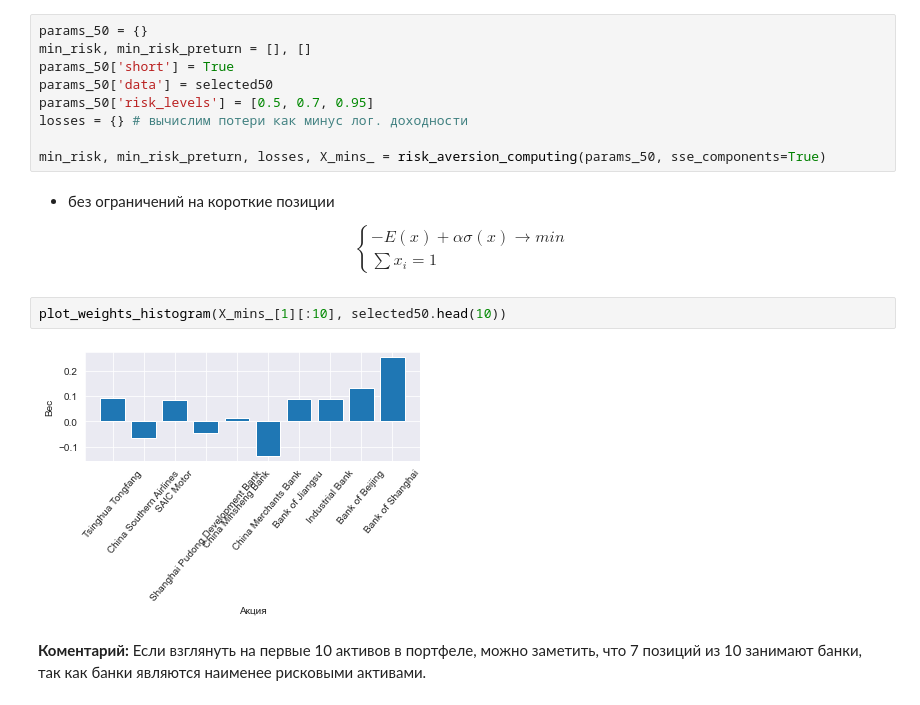
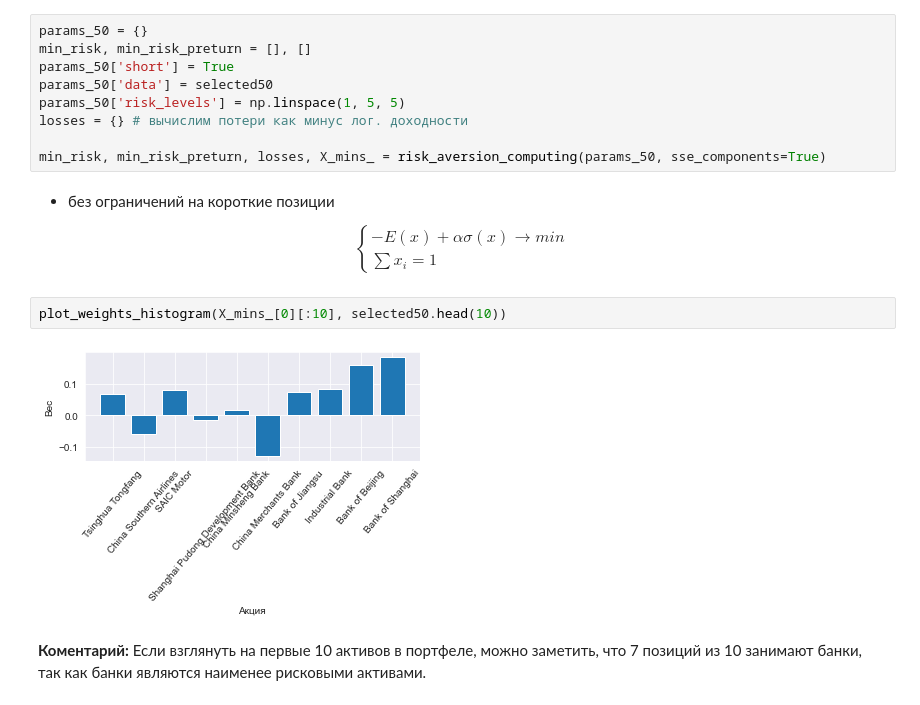
Before and after one commit to CodeSopranos/lab-2-financial-operations, a Jupyter notebook: report.ipynb, the cells around one changed output. Cells and saved outputs as stored; diff of their text form.

```diff
--- a/report.ipynb
+++ b/report.ipynb
@@ -695,7 +695,7 @@ params_50 = {}
 min_risk, min_risk_preturn = [], []
 params_50['short'] = True
 params_50['data'] = selected50
-params_50['risk_levels'] = [0.5, 0.7, 0.95]
+params_50['risk_levels'] = np.linspace(1, 5, 5)
 losses = {} # вычислим потери как минус лог. доходности
 
 min_risk, min_risk_preturn, losses, X_mins_ = risk_aversion_computing(params_50, sse_components=True)
@@ -704,9 +704,9 @@ min_risk, min_risk_preturn, losses, X_mins_ = risk_aversion_computing(params_50,
 
 $$ \begin{cases} -E(x) + \alpha\sigma(x) \rightarrow  min \\ \sum x_i = 1 \end{cases} $$
 # %%
-plot_weights_histogram(X_mins_[1][:10], selected50.head(10))
+plot_weights_histogram(X_mins_[0][:10], selected50.head(10))
 # %% [output]
-[figure, old version]
+[figure, new version]
 # %% [markdown]
 **Коментарий:** Если взглянуть на первые 10 активов в портфеле, можно заметить, что 7 позиций из 10 занимают банки, так как банки являются наименее рисковыми активами.
 # %%
```
Also changed, not shown: parts of 34 cells of this notebook.
